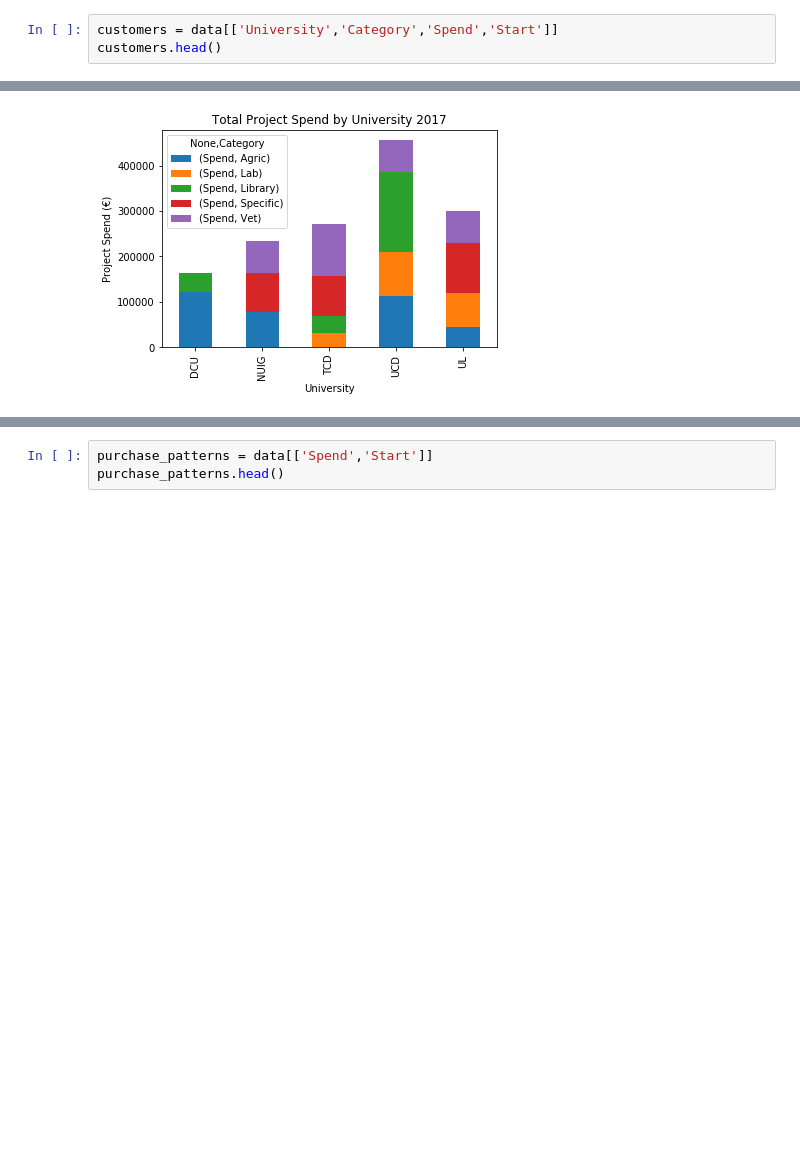
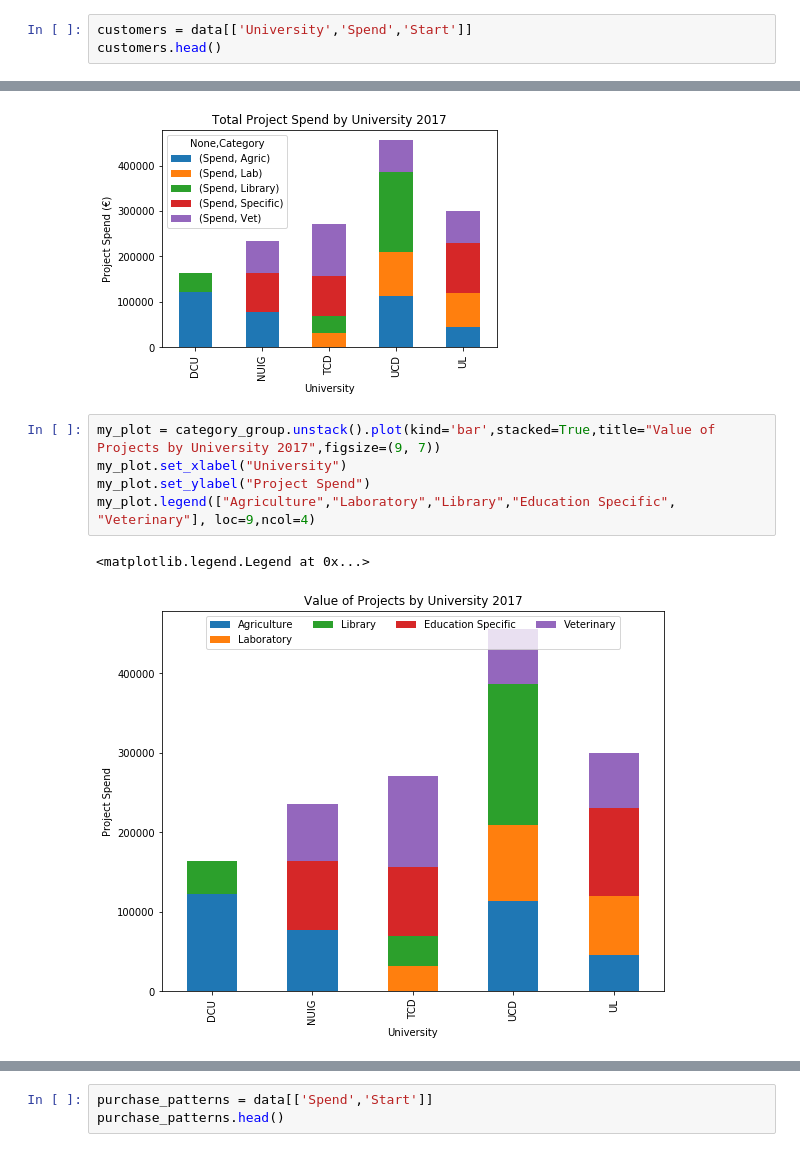
Before and after one commit to colettegallagher/simulating-data, a Jupyter notebook: Simulating Data.ipynb, the cells around one changed output, grey strips where cells are left out. Saved outputs shown, nothing was run; the diff lists cells and outputs as text; blank space fills up the shorter version.

```diff
--- a/Simulating Data.ipynb
+++ b/Simulating Data.ipynb
@@ -165,6 +142,6 @@ my_plot.set_ylabel("Project Spend (€)")
 Text(0,0.5,'Project Spend (€)')
 [figure]
 # %%
-customers = data[['University','Category','Spend','Start']]
+customers = data[['University','Spend','Start']]
 customers.head()
 # %% [output]
@@ -203,3 +180,11 @@ my_plot.set_ylabel("Project Spend (€)")
 # %% [output]
 Text(0,0.5,'Project Spend (€)')
 [figure]
+# %%
+my_plot = category_group.unstack().plot(kind='bar',stacked=True,title="Value of Projects by University 2017",figsize=(9, 7))
+my_plot.set_xlabel("University")
+my_plot.set_ylabel("Project Spend")
+my_plot.legend(["Agriculture","Laboratory","Library","Education Specific", "Veterinary"], loc=9,ncol=4)
+# %% [output]
+<matplotlib.legend.Legend at 0x...>
+[figure, added]
```
Also changed, not shown: parts of 17 cells of this notebook, 1 other file.
